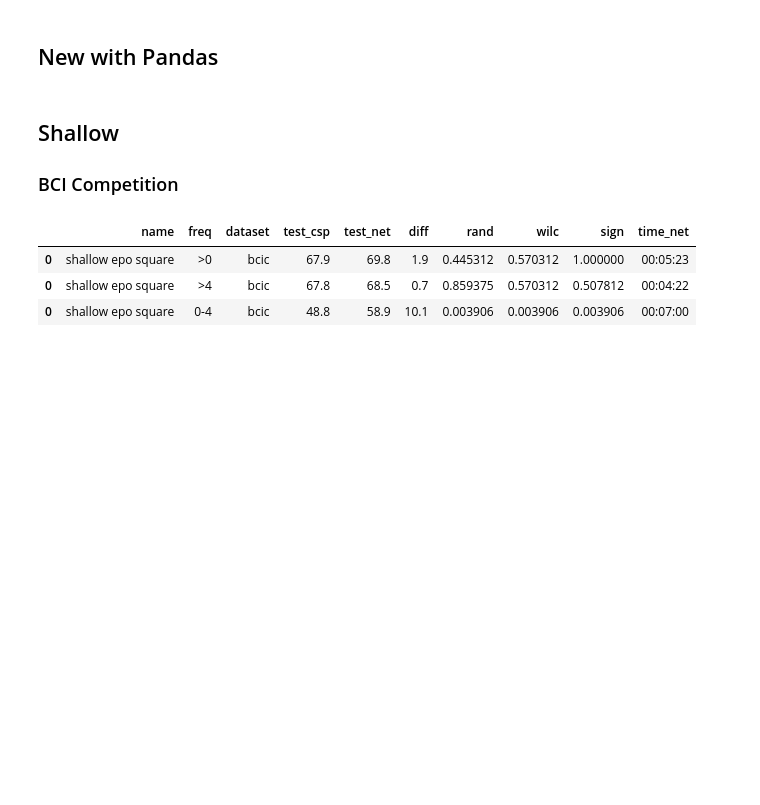
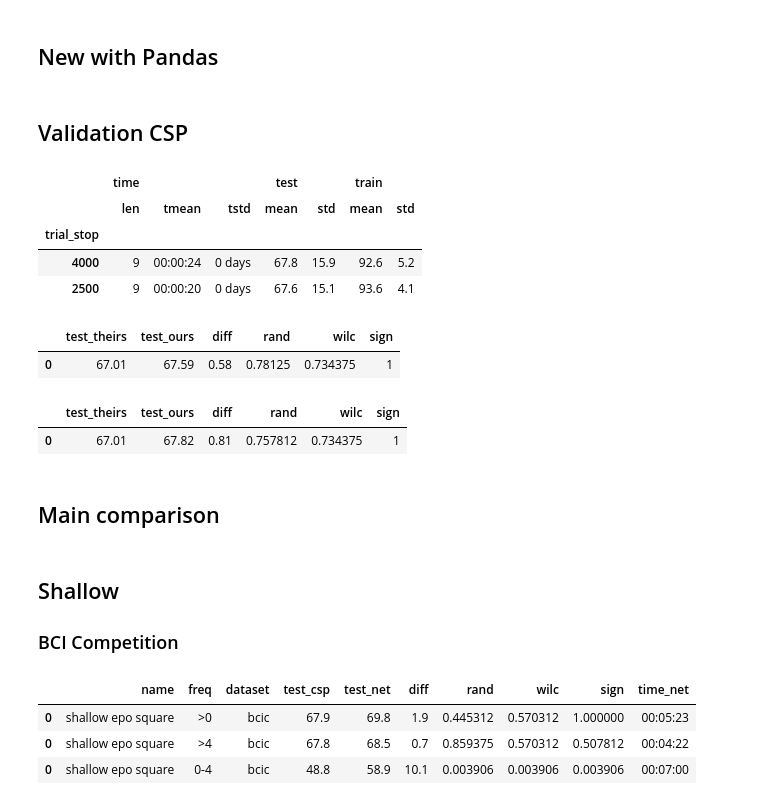
Before and after one commit to robintibor/braindevel, a Jupyter notebook: braindecode/notebooks/results/Final_Comparison.ipynb, the cells around one changed output. Saved outputs shown, nothing was run; the diff lists cells and outputs as text; code cells hidden in the pictures; blank space fills up the shorter version.

Commit message:
current final comparison notebook

```diff
--- a/braindecode/notebooks/results/Final_Comparison.ipynb
+++ b/braindecode/notebooks/results/Final_Comparison.ipynb
@@ -171,6 +171,50 @@ if only_clean_sets:
     df_shallow_cnt_ours = clean_datasets(df_shallow_cnt_ours)
     df_deep_epo_ours = clean_datasets(df_deep_epo_ours)
     df_shallow_epo_ours = clean_datasets(df_shallow_epo_ours)
+# %% [markdown]
+## Validation CSP
+# %%
+df_valid = df_csp_bcic.copy()
+df_valid = df_valid[(df_valid.resample_fs == 250) & (df_valid.max_freq == 34) & (df_valid.min_freq == 7)]
+
+
+dataset_averaged_frame(remove_columns_with_same_value(df_valid))
+# %% [output]
+|  | time |  |  | test |  | train |  |
+|  | len | tmean | tstd | mean | std | mean | std |
+| trial_stop |  |  |  |  |  |  |  |
+| 4000 | 9 | 00:00:24 | 0 days | 67.8 | 15.9 | 92.6 | 5.2 |
+| 2500 | 9 | 00:00:20 | 0 days | 67.6 | 15.1 | 93.6 | 4.1 |
+# %%
+test_val_theirs = [79.16,52.08,83.33,62.15,54.51,39.24,83.33,82.64,66.67]
+
+test_val_ours_2500 = df_valid[df_valid.trial_stop == 2500].test
+
+df = pd.DataFrame()
+df['test_theirs'] = [np.mean(test_val_theirs)]
+df['test_ours'] = [np.mean(test_val_ours_2500)]
+df['diff'] = [np.mean(test_val_ours_2500) - np.mean(test_val_theirs)]
+df = round_numeric_columns(df, 2)
+add_p_vals_to_df_row(df, test_val_theirs, test_val_ours_2500)
+df
+# %% [output]
+|  | test_theirs | test_ours | diff | rand | wilc | sign |
+| 0 | 67.01 | 67.59 | 0.58 | 0.78125 | 0.734375 | 1 |
+# %%
+test_val_ours_4000 = df_valid[df_valid.trial_stop == 4000].test
+
+df = pd.DataFrame()
+df['test_theirs'] = [np.mean(test_val_theirs)]
+df['test_ours'] = [np.mean(test_val_ours_4000)]
+df['diff'] = [np.mean(test_val_ours_4000) - np.mean(test_val_theirs)]
+df = round_numeric_columns(df, 2)
+add_p_vals_to_df_row(df, test_val_theirs, test_val_ours_4000)
+df
+# %% [output]
+|  | test_theirs | test_ours | diff | rand | wilc | sign |
+| 0 | 67.01 | 67.82 | 0.81 | 0.757812 | 0.734375 | 1 |
+# %% [markdown]
+## Main comparison
 # %%
 all_df = pd.DataFrame(columns=('dataset_filename', 'test_filename', 'time', 'test', 'train', 'net', 'freq', 'dataset'))
 # %% [markdown]
```
Also changed, not shown: parts of 3 cells of this notebook.
